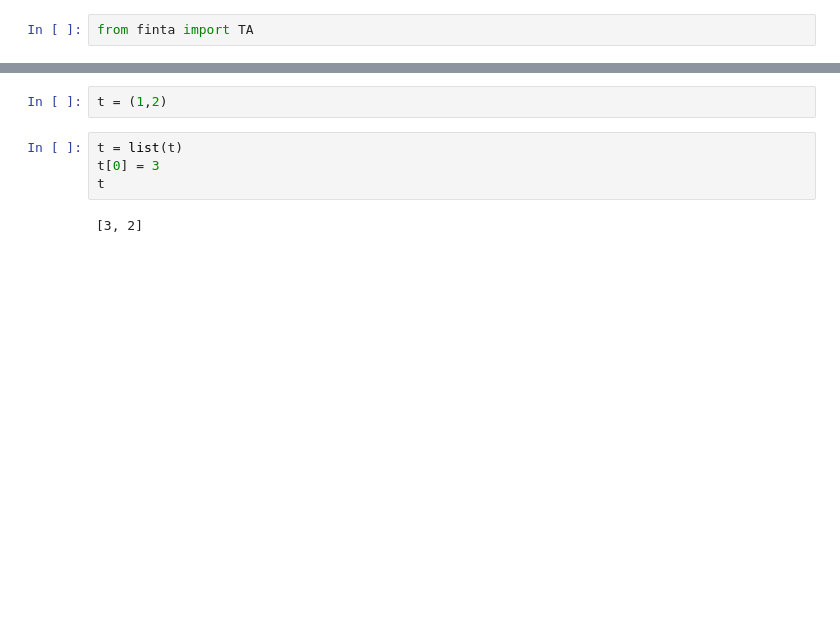
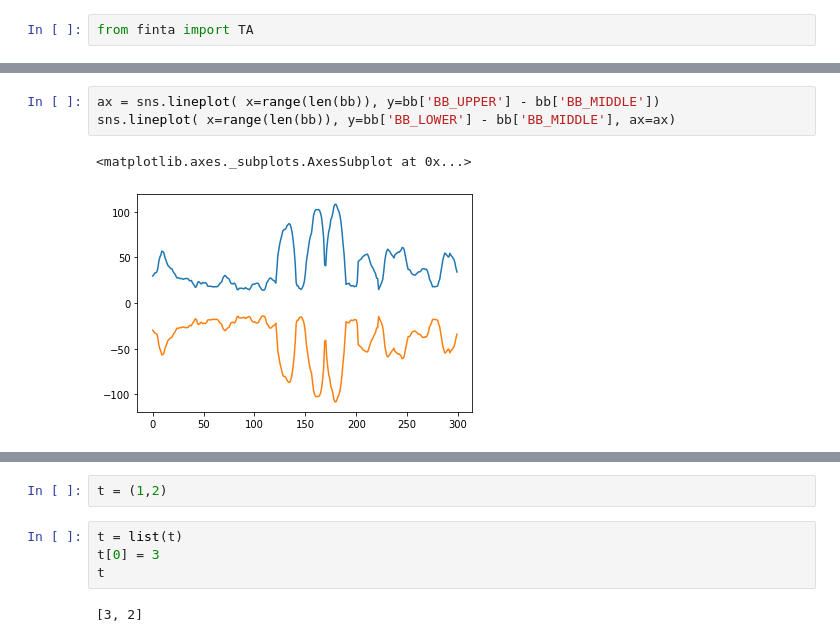
Before and after one commit to nathanielCherian/palantir, a Jupyter notebook: aggregators/Untitled.ipynb, the cells around one changed output, grey strips where cells are left out. Cells and saved outputs as stored; diff of their text form; blank space fills up the shorter version.

```diff
--- a/aggregators/Untitled.ipynb
+++ b/aggregators/Untitled.ipynb
@@ -46,0 +87,6 @@ Index(['Timestamp', 'Open', 'High', 'Low', 'Close', 'Volume', 'volumfe',
+# %%
+ax = sns.lineplot( x=range(len(bb)), y=bb['BB_UPPER'] - bb['BB_MIDDLE'])
+sns.lineplot( x=range(len(bb)), y=bb['BB_LOWER'] - bb['BB_MIDDLE'], ax=ax)
+# %% [output]
+<matplotlib.axes._subplots.AxesSubplot at 0x...>
+[figure, added]
```
Also changed, not shown: parts of 9 cells of this notebook, 7 other files.
